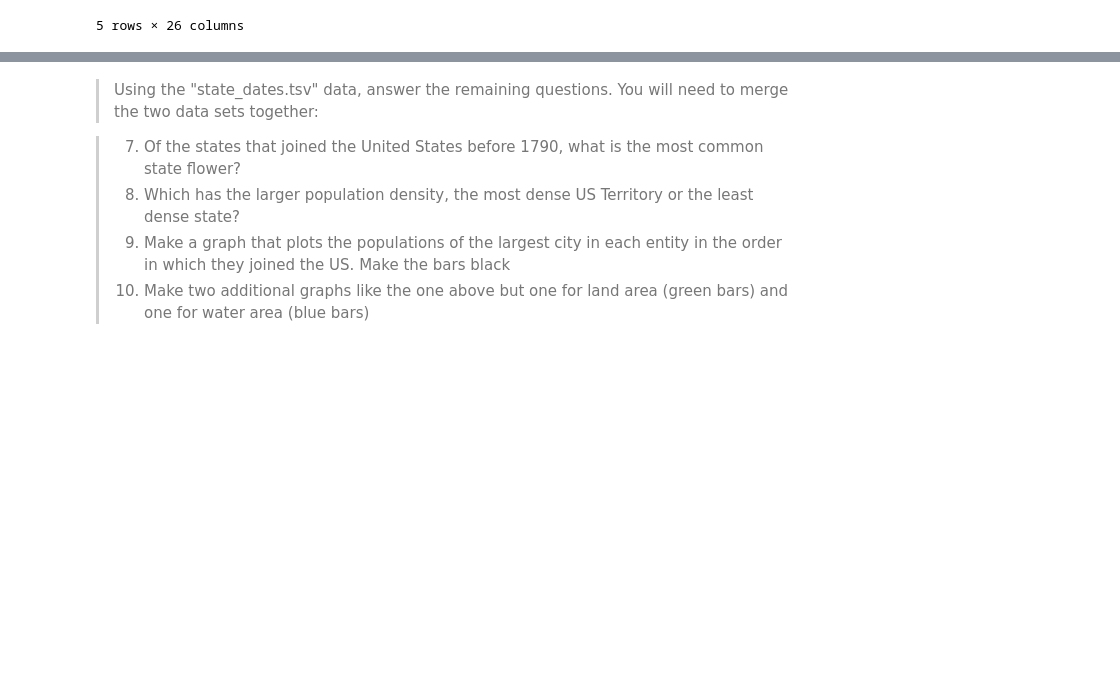
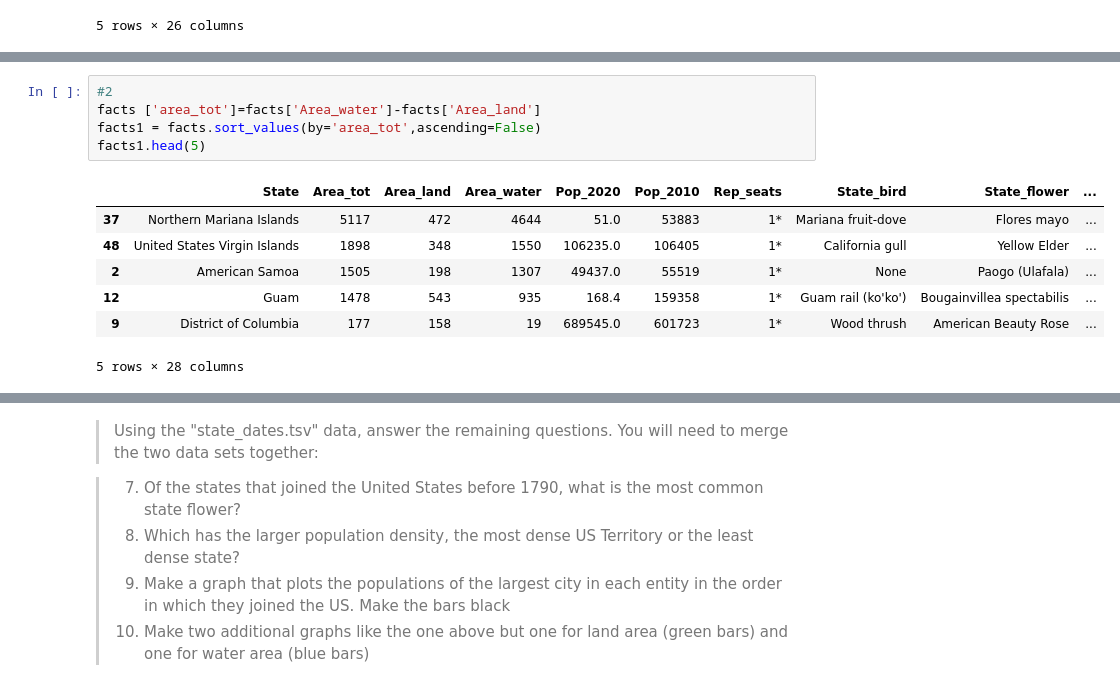
Before and after one commit to Skywalking34562/ds_1300_notebooks, a Jupyter notebook: work/02_assignment.ipynb, the cells around one changed output, grey strips where cells are left out. Drawn from its saved outputs; the diff is of its cells as text; blank space fills up the shorter version.

```diff
--- a/work/02_assignment.ipynb
+++ b/work/02_assignment.ipynb
@@ -27,0 +38,13 @@ SyntaxError: invalid syntax (<ipython-input-6-b20d4a239fbe>, line 1)
+# %%
+#2
+facts ['area_tot']=facts['Area_water']-facts['Area_land']
+facts1 = facts.sort_values(by='area_tot',ascending=False)
+facts1.head(5)
+# %% [output]
+|  | State | Area_tot | Area_land | Area_water | Pop_2020 | Pop_2010 | Rep_seats | State_bird | State_flower | ... |
+| 37 | Northern Mariana Islands | 5117 | 472 | 4644 | 51.0 | 53883 | 1* | Mariana fruit-dove | Flores mayo | ... |
+| 48 | United States Virgin Islands | 1898 | 348 | 1550 | 106235.0 | 106405 | 1* | California gull | Yellow Elder | ... |
+| 2 | American Samoa | 1505 | 198 | 1307 | 49437.0 | 55519 | 1* | None | Paogo (Ulafala) | ... |
+| 12 | Guam | 1478 | 543 | 935 | 168.4 | 159358 | 1* | Guam rail (ko'ko') | Bougainvillea spectabilis | ... |
+| 9 | District of Columbia | 177 | 158 | 19 | 689545.0 | 601723 | 1* | Wood thrush | American Beauty Rose | ... |
+5 rows × 28 columns
```
Also changed, not shown: parts of 16 cells of this notebook.
